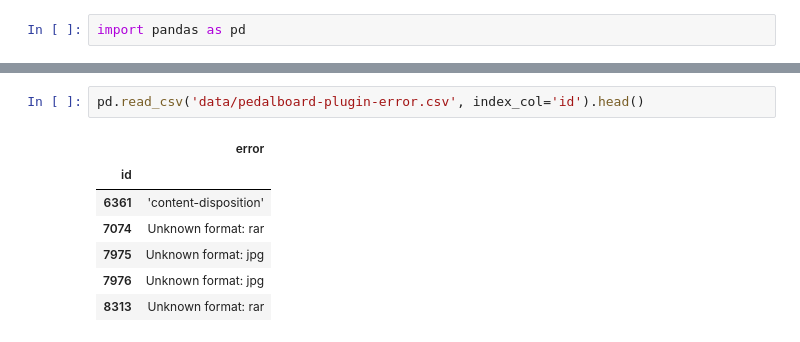
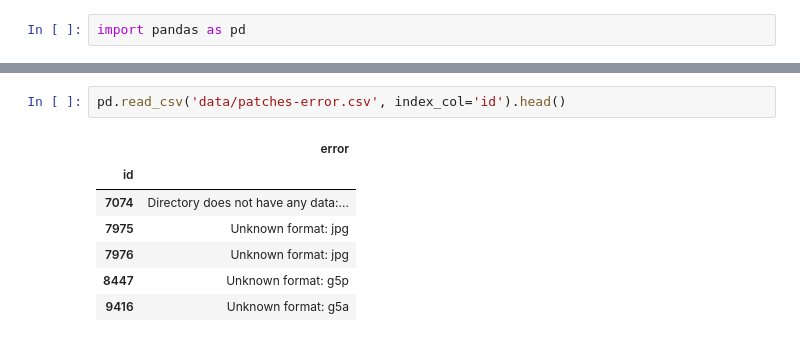
Before and after one commit to SrMouraSilva/ZoomG3-Patches, a Jupyter notebook: Database.ipynb, the cells around one changed output, grey strips where cells are left out. Drawn from its saved outputs; the diff is of its cells as text.

```diff
--- a/Database.ipynb
+++ b/Database.ipynb
@@ -108,10 +120,10 @@ Erros que ocorreram nos processos de:
 # %%
-pd.read_csv('data/pedalboard-plugin-error.csv', index_col='id').head()
+pd.read_csv('data/patches-error.csv', index_col='id').head()
 # %% [output]
 |  | error |
 | id |  |
-| 6361 | 'content-disposition' |
-| 7074 | Unknown format: rar |
+| 7074 | Directory does not have any data:... |
 | 7975 | Unknown format: jpg |
 | 7976 | Unknown format: jpg |
-| 8313 | Unknown format: rar |
+| 8447 | Unknown format: g5p |
+| 9416 | Unknown format: g5a |
```
Also changed, not shown: parts of 24 cells of this notebook, 3 other files.
